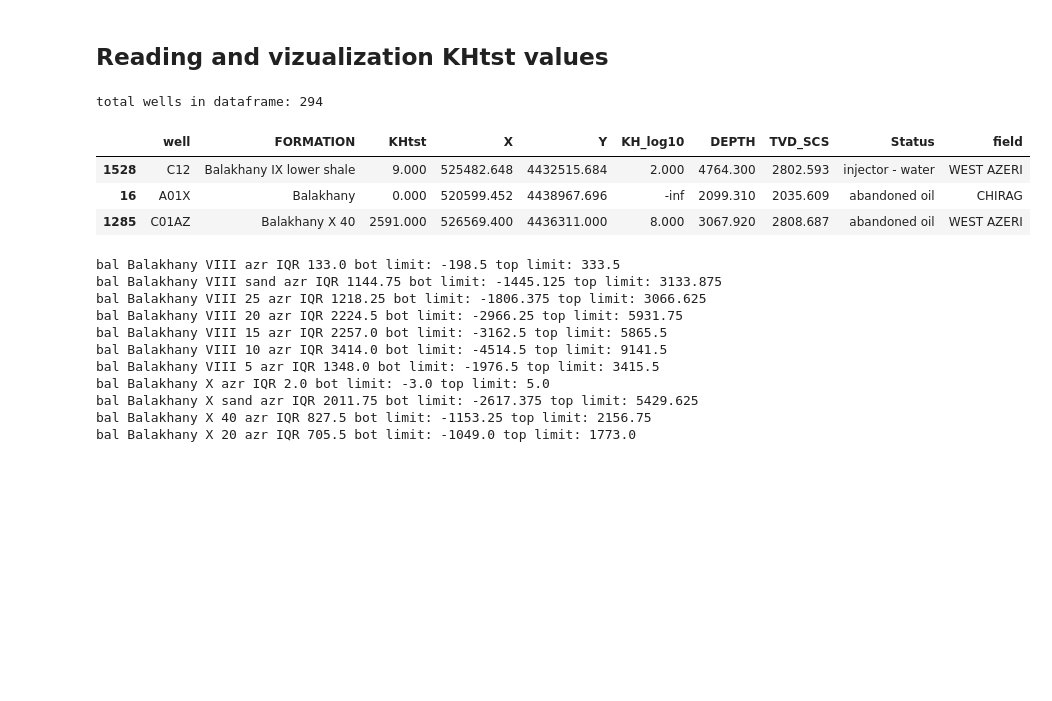
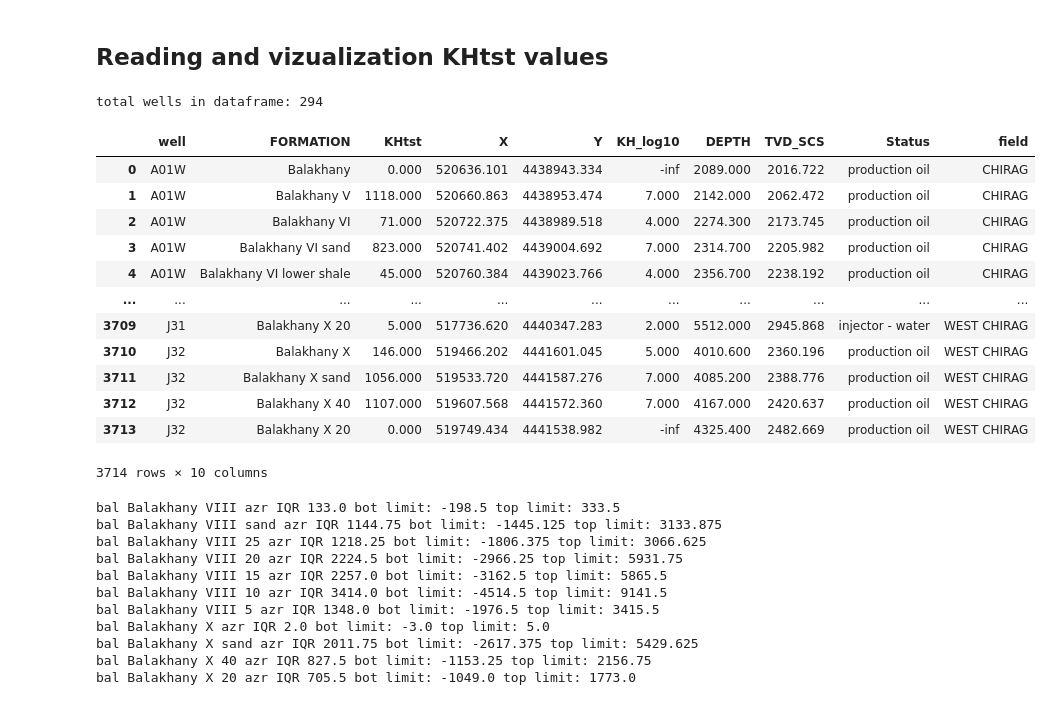
Before and after one commit to nadirzeynall/SPP_eilink, a Jupyter notebook: ACG_wells_JOİNT_BEST.ipynb, the cells around one changed output. Drawn from its saved outputs; the diff is of its cells as text; code cells hidden in the pictures; blank space fills up the shorter version.

```diff
--- a/ACG_wells_JOİNT_BEST.ipynb
+++ b/ACG_wells_JOİNT_BEST.ipynb
@@ -1241,20 +1235,29 @@ fig.show()
 # %%
 #Reading csv with initial KHtst_v3, joining xy-coord & TVD_SCS tops of formation
 df_khtst = pd.read_csv('df_prq_khtst_v3.csv')
 df_khtst_xy = df_khtst.set_index(['well','FORMATION']).join(xy_coord.set_index(['well','FORMATION'])).reset_index()
 # df_khtst_xy.KHtst = df_khtst_xy.KHtst+0.001
 df_khtst_xy['KH_log10'] = round(np.log(df_khtst_xy.KHtst))
 df_khtst_xy_tvd = df_khtst_xy.set_index(['well', 'FORMATION']).join(df_prq_tvdss.set_index(['well','FORMATION'])).reset_index()
 df_khtst_xy_tvd = df_khtst_xy_tvd.set_index('well').join(df_prq_wstat.set_index('well')).reset_index()
 df_khtst_xy_tvd_fld = df_khtst_xy_tvd.set_index('well').join(df_prq.groupby('well')['field'].apply(lambda x: x.iloc[0])).reset_index()
 print('total wells in dataframe:', len(df_khtst_xy_tvd.well.unique()))
-df_khtst_xy_tvd_fld.sample(3)
+df_khtst_xy_tvd_fld
 # %% [output]
 total wells in dataframe: 294
 |  | well | FORMATION | KHtst | X | Y | KH_log10 | DEPTH | TVD_SCS | Status | field |
-| 1528 | C12 | Balakhany IX lower shale | 9.000 | 525482.648 | 4432515.684 | 2.000 | 4764.300 | 2802.593 | injector - water | WEST AZERI |
-| 16 | A01X | Balakhany | 0.000 | 520599.452 | 4438967.696 | -inf | 2099.310 | 2035.609 | abandoned oil | CHIRAG |
-| 1285 | C01AZ | Balakhany X 40 | 2591.000 | 526569.400 | 4436311.000 | 8.000 | 3067.920 | 2808.687 | abandoned oil | WEST AZERI |
+| 0 | A01W | Balakhany | 0.000 | 520636.101 | 4438943.334 | -inf | 2089.000 | 2016.722 | production oil | CHIRAG |
+| 1 | A01W | Balakhany V | 1118.000 | 520660.863 | 4438953.474 | 7.000 | 2142.000 | 2062.472 | production oil | CHIRAG |
+| 2 | A01W | Balakhany VI | 71.000 | 520722.375 | 4438989.518 | 4.000 | 2274.300 | 2173.745 | production oil | CHIRAG |
+| 3 | A01W | Balakhany VI sand | 823.000 | 520741.402 | 4439004.692 | 7.000 | 2314.700 | 2205.982 | production oil | CHIRAG |
+| 4 | A01W | Balakhany VI lower shale | 45.000 | 520760.384 | 4439023.766 | 4.000 | 2356.700 | 2238.192 | production oil | CHIRAG |
+| ... | ... | ... | ... | ... | ... | ... | ... | ... | ... | ... |
+| 3709 | J31 | Balakhany X 20 | 5.000 | 517736.620 | 4440347.283 | 2.000 | 5512.000 | 2945.868 | injector - water | WEST CHIRAG |
+| 3710 | J32 | Balakhany X | 146.000 | 519466.202 | 4441601.045 | 5.000 | 4010.600 | 2360.196 | production oil | WEST CHIRAG |
+| 3711 | J32 | Balakhany X sand | 1056.000 | 519533.720 | 4441587.276 | 7.000 | 4085.200 | 2388.776 | production oil | WEST CHIRAG |
+| 3712 | J32 | Balakhany X 40 | 1107.000 | 519607.568 | 4441572.360 | 7.000 | 4167.000 | 2420.637 | production oil | WEST CHIRAG |
+| 3713 | J32 | Balakhany X 20 | 0.000 | 519749.434 | 4441538.982 | -inf | 4325.400 | 2482.669 | production oil | WEST CHIRAG |
+3714 rows × 10 columns
 # %%
 #Clean dataset for outliers for Balakhany VIII & X  for AZR and CHG fields by rule 1.5 * IQR
 fm_list_8_10 = ['Balakhany VIII', 'Balakhany VIII sand', 'Balakhany VIII 25','Balakhany VIII 20',
```
Also changed, not shown: parts of 20 cells of this notebook.
